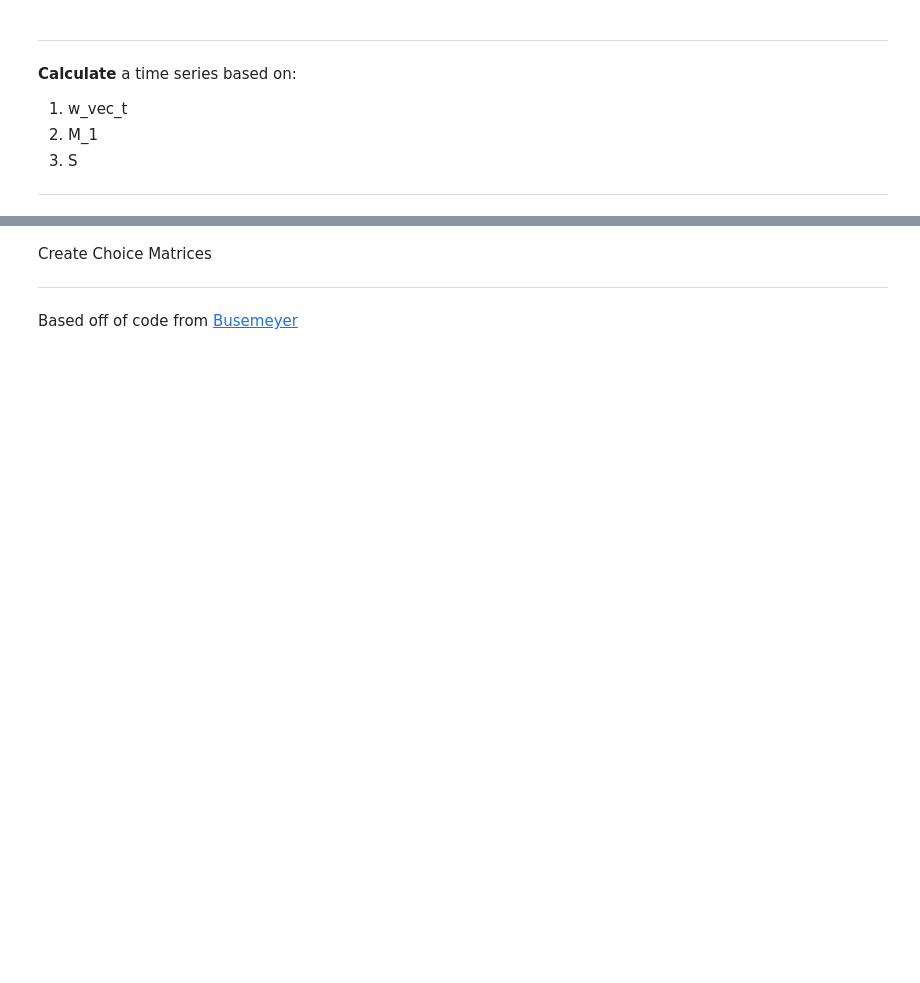
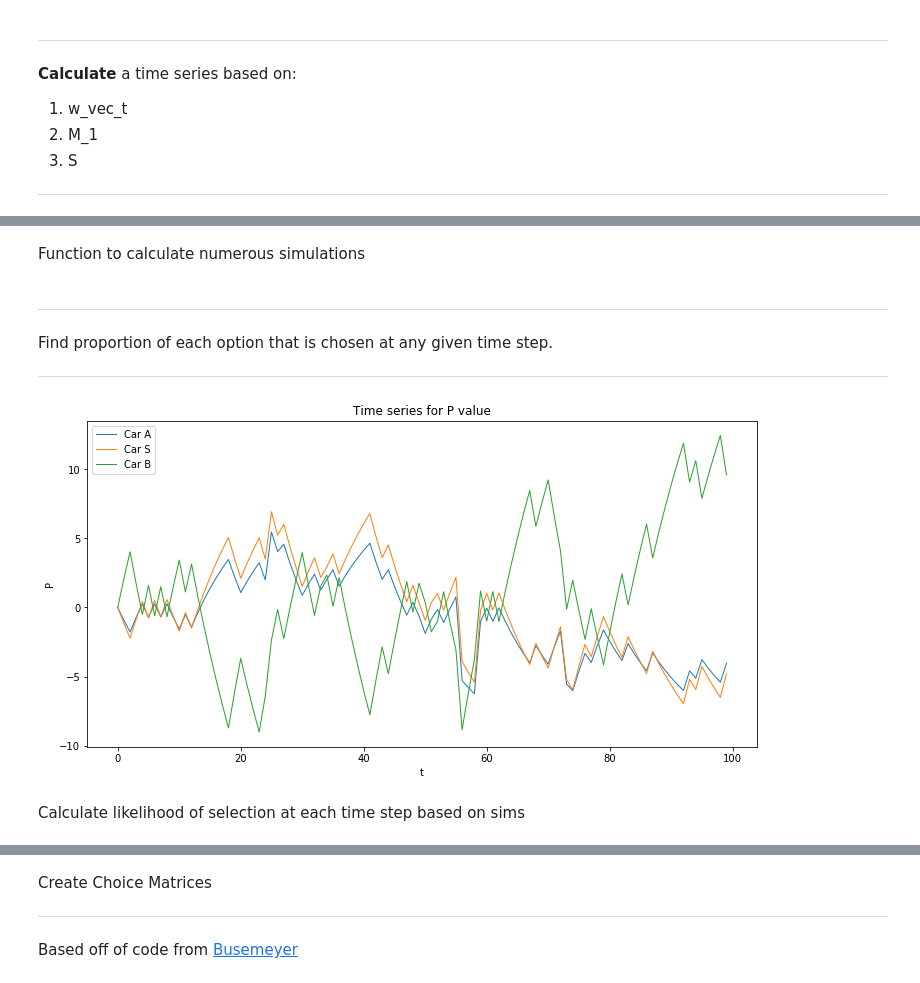
Before and after one commit to danieljwilson/MADFT, a Jupyter notebook: MADFT Notebook.ipynb, the cells around one changed output, grey strips where cells are left out. Drawn from its saved outputs; the diff is of its cells as text; code cells hidden in the pictures; blank space fills up the shorter version.

```diff
--- a/MADFT Notebook.ipynb
+++ b/MADFT Notebook.ipynb
@@ -1023,2 +987,0 @@ w_vec_t = id_mat[i]
-# %%
-sim_num = 10
@@ -1047,7 +988,2 @@ ValueError: Unable to coerce to Series, length must be 1: given 3
-# %%
-
-for i in range(0,sim_num):
-    P = sim_choice(S, C, w_vec, 100, 0.2)
-Run 1000 sims
-Create 3D array
-Count 'wins' for each option at each timepoint
+# %% [markdown]
+Function to calculate numerous simulations
@@ -1053,0 +1025,32 @@ Count 'wins' for each option at each timepoint
+# %% [markdown]
+---
+
+Find proportion of each option that is chosen at any given time step.
+
+---
+# %%
+x = sim_choice_many(S, M_1, w_vec, 100, 3, 1000)
+# %%
+# Look at individual sim
+
+sim = 60
+
+fig = plt.figure(figsize=(12,6))
+ax = fig.add_subplot(111)
+
+ax.plot(x[0,:,sim], linewidth=1.0)
+ax.plot(x[1,:,sim], linewidth=1.0)
+ax.plot(x[2,:,sim], linewidth=1.0)
+
+ax.legend(['Car A', 'Car S', 'Car B'], loc='upper left')
+
+ax.set_xlabel('t')
+ax.set_ylabel('P')
+
+ax.set_title('Time series for P value')
+
+plt.show()
+# %% [output]
+[figure, added]
+# %% [markdown]
+Calculate likelihood of selection at each time step based on sims
```
Also changed, not shown: parts of 52 cells of this notebook, 1 other file.
